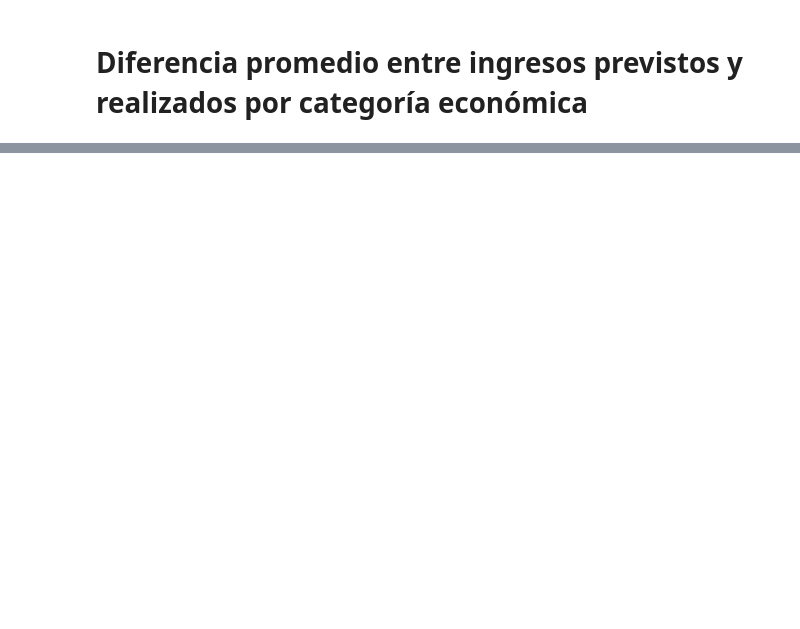
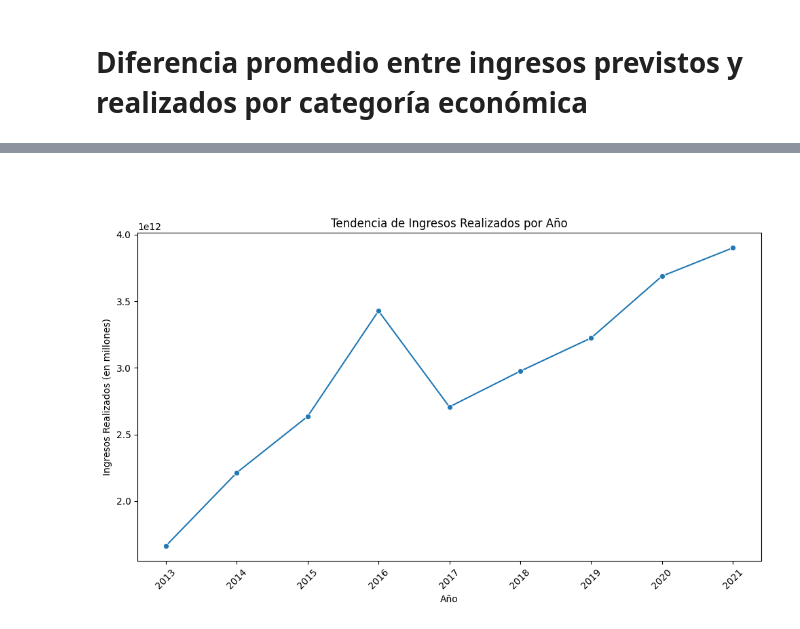
Before and after one commit to apelsito/Proyecto2-EDA-Ingresos-Brasil, a Jupyter notebook: jupyter_notebooks/03_EDA.ipynb, the cells around one changed output, grey strips where cells are left out. Saved outputs shown, nothing was run; the diff lists cells and outputs as text; code cells hidden in the pictures; blank space fills up the shorter version.

```diff
--- a/jupyter_notebooks/03_EDA.ipynb
+++ b/jupyter_notebooks/03_EDA.ipynb
@@ -112,0 +97,15 @@ np.float64(8198978917800.082)
+# %% [markdown]
+#
+# %%
+ingresos_mensuales = df.groupby("año fiscal")["valor ejecutado"].sum().reset_index()
+# Visualizar los ingresos anuales
+plt.figure(figsize=(10,6))
+sns.lineplot(x="año fiscal", y="valor ejecutado", data=ingresos_mensuales, marker="o")
+plt.title("Tendencia de Ingresos Realizados por Año")
+plt.xlabel("Año")
+plt.ylabel("Ingresos Realizados (en millones)")
+plt.xticks(rotation=45)
+plt.tight_layout()
+plt.show()
+# %% [output]
+[figure, added]
```
Also changed, not shown: parts of 29 cells of this notebook, 2 other files.
